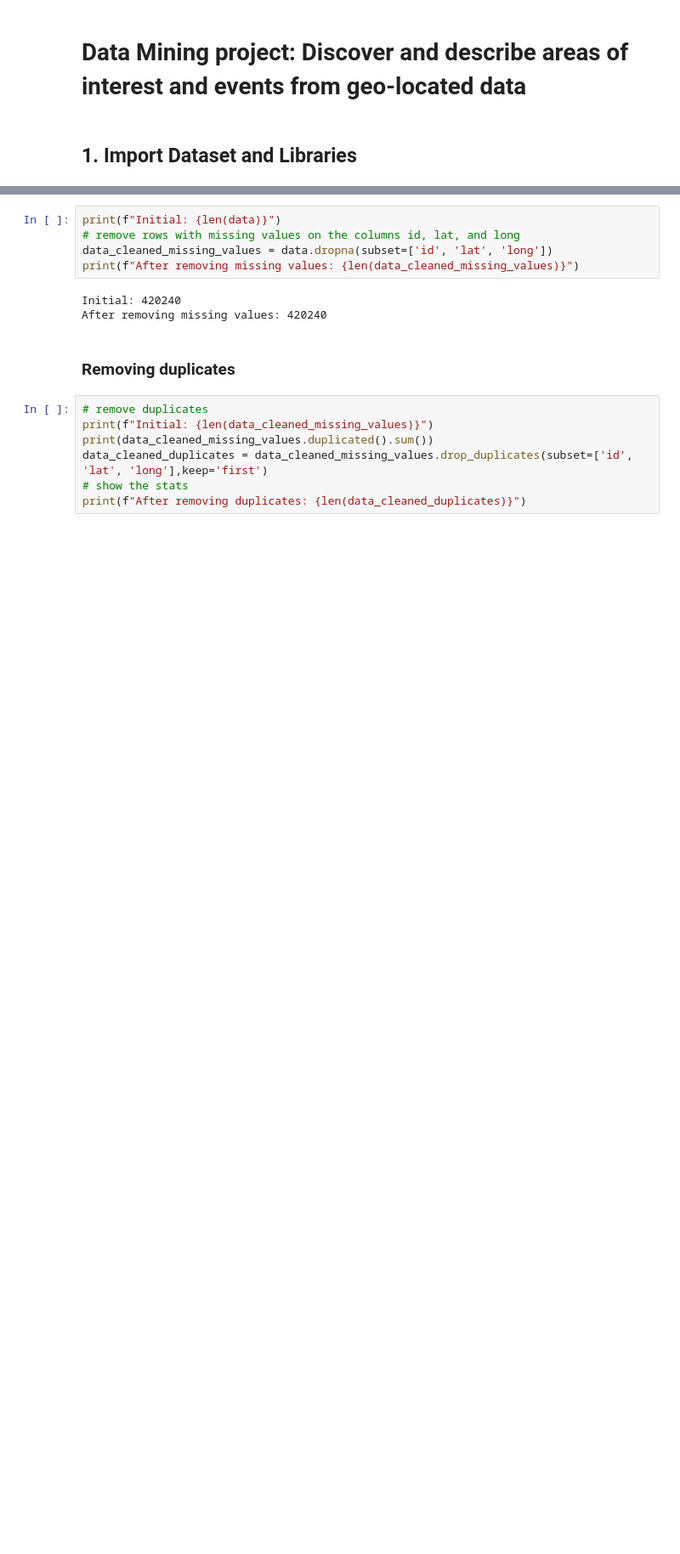
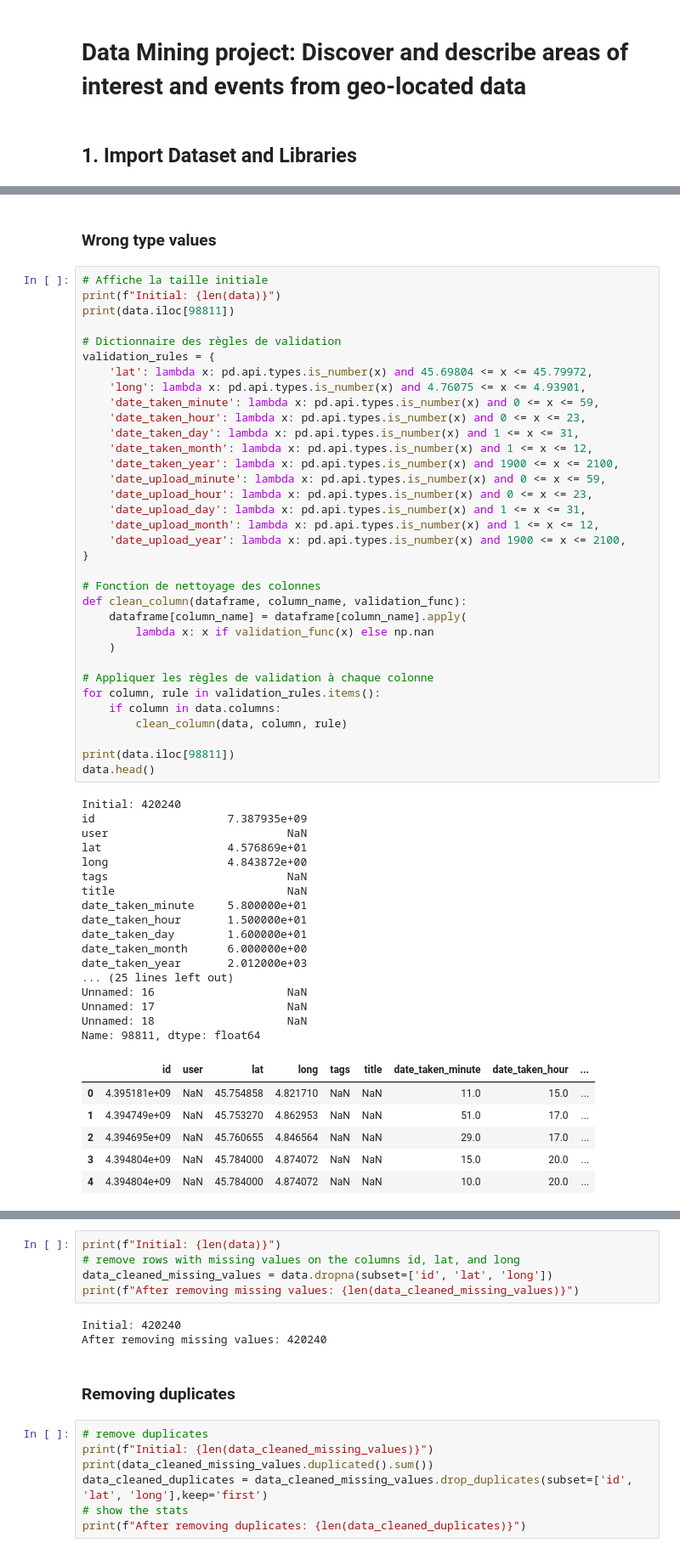
Before and after one commit to smnpp/hotspot-detection, a Jupyter notebook: notebook.ipynb, the cells around one changed output, grey strips where cells are left out. Shown: that part at 85% size. Saved outputs shown, nothing was run; the diff lists cells and outputs as text; blank space fills up the shorter version.

```diff
--- a/notebook.ipynb
+++ b/notebook.ipynb
@@ -21 +55,61 @@ data.head()
+# %% [markdown]
+### Wrong type values
+# %%
+# Affiche la taille initiale
+print(f"Initial: {len(data)}")
+print(data.iloc[98811])
+
+# Dictionnaire des règles de validation
+validation_rules = {
+    'lat': lambda x: pd.api.types.is_number(x) and 45.69804 <= x <= 45.79972,
+    'long': lambda x: pd.api.types.is_number(x) and 4.76075 <= x <= 4.93901,
+    'date_taken_minute': lambda x: pd.api.types.is_number(x) and 0 <= x <= 59,
+    'date_taken_hour': lambda x: pd.api.types.is_number(x) and 0 <= x <= 23,
+    'date_taken_day': lambda x: pd.api.types.is_number(x) and 1 <= x <= 31,
+    'date_taken_month': lambda x: pd.api.types.is_number(x) and 1 <= x <= 12,
+    'date_taken_year': lambda x: pd.api.types.is_number(x) and 1900 <= x <= 2100,
+    'date_upload_minute': lambda x: pd.api.types.is_number(x) and 0 <= x <= 59,
+    'date_upload_hour': lambda x: pd.api.types.is_number(x) and 0 <= x <= 23,
+    'date_upload_day': lambda x: pd.api.types.is_number(x) and 1 <= x <= 31,
+    'date_upload_month': lambda x: pd.api.types.is_number(x) and 1 <= x <= 12,
+    'date_upload_year': lambda x: pd.api.types.is_number(x) and 1900 <= x <= 2100,
+}
+
+# Fonction de nettoyage des colonnes
+def clean_column(dataframe, column_name, validation_func):
+    dataframe[column_name] = dataframe[column_name].apply(
+        lambda x: x if validation_func(x) else np.nan
+    )
+
+# Appliquer les règles de validation à chaque colonne
+for column, rule in validation_rules.items():
+    if column in data.columns:
+        clean_column(data, column, rule)
+
+print(data.iloc[98811])
+data.head()
+# %% [output]
+Initial: 420240
+id                    7.387935e+09
+user                           NaN
+lat                   4.576869e+01
+long                  4.843872e+00
+tags                           NaN
+title                          NaN
+date_taken_minute     5.800000e+01
+date_taken_hour       1.500000e+01
+date_taken_day        1.600000e+01
+date_taken_month      6.000000e+00
+date_taken_year       2.012000e+03
+... (25 lines left out)
+Unnamed: 16                    NaN
+Unnamed: 17                    NaN
+Unnamed: 18                    NaN
+Name: 98811, dtype: float64
+|  | id | user | lat | long | tags | title | date_taken_minute | date_taken_hour | ... |
+| 0 | 4.395181e+09 | NaN | 45.754858 | 4.821710 | NaN | NaN | 11.0 | 15.0 | ... |
+| 1 | 4.394749e+09 | NaN | 45.753270 | 4.862953 | NaN | NaN | 51.0 | 17.0 | ... |
+| 2 | 4.394695e+09 | NaN | 45.760655 | 4.846564 | NaN | NaN | 29.0 | 17.0 | ... |
+| 3 | 4.394804e+09 | NaN | 45.784000 | 4.874072 | NaN | NaN | 15.0 | 20.0 | ... |
+| 4 | 4.394804e+09 | NaN | 45.784000 | 4.874072 | NaN | NaN | 10.0 | 20.0 | ... |
 # %% [markdown]
```
Also changed, not shown: parts of 7 cells of this notebook.
